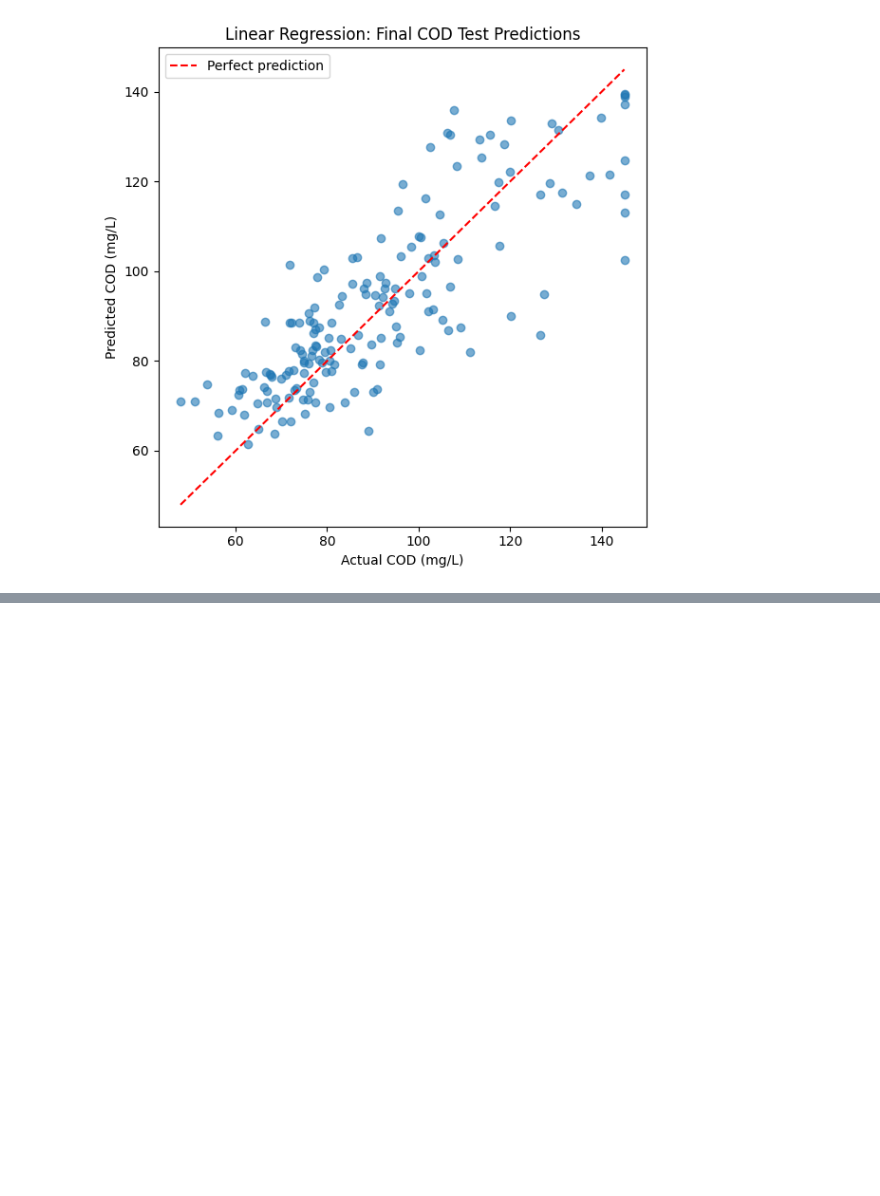
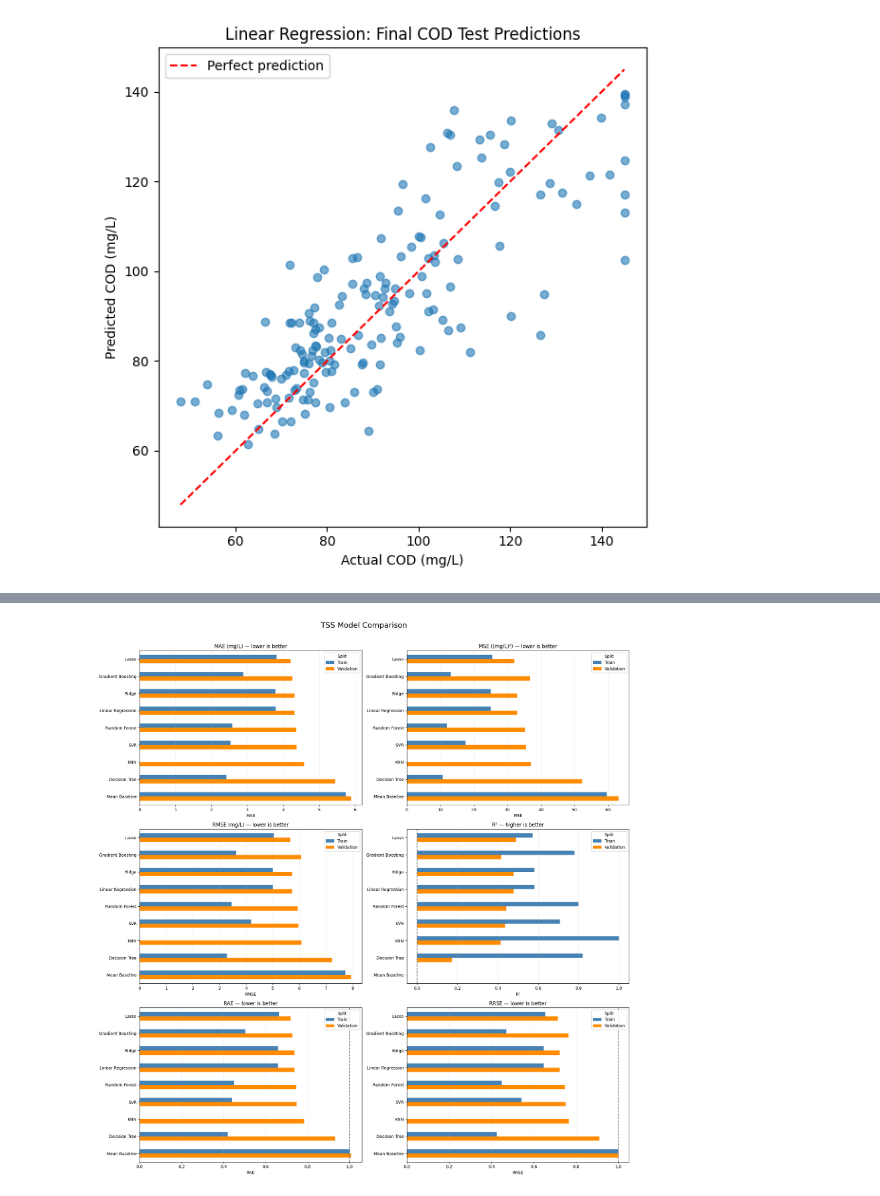
Before and after one commit to DeepikaSneha/wastewater_ML_pipelines, a Jupyter notebook: Main.ipynb, the cells around one changed output, grey strips where cells are left out. Cells and saved outputs as stored; diff of their text form; code cells hidden in the pictures; blank space fills up the shorter version.

```diff
--- a/Main.ipynb
+++ b/Main.ipynb
@@ -2084,0 +2562,20 @@ plt.show()
+# %%
+#Run the comparison for TSS
+
+
+tss_comparison = compare_regression_models(
+    model_definitions=models,
+    preprocessing=preprocessor,
+    X_train=tss_X_train,
+    y_train=tss_y_train,
+    X_validation=tss_X_validation,
+    y_validation=tss_y_validation
+)
+
+tss_fitted_models = tss_comparison["fitted_models"]
+tss_predictions = tss_comparison["predictions"]
+tss_metrics = tss_comparison["metrics"]
+tss_validation_ranking = tss_comparison["validation_ranking"]
+tss_model_order = tss_comparison["model_order"]
+
+print(f"Completed comparison for {len(tss_fitted_models)} models.")
@@ -2084,0 +2661,48 @@ plt.show()
+# %%
+#Plot all six comparison metrics
+
+
+import matplotlib.pyplot as plt
+
+plot_settings = [
+    ("MAE", "MAE (mg/L) — lower is better"),
+    ("MSE", "MSE ((mg/L)²) — lower is better"),
+    ("RMSE", "RMSE (mg/L) — lower is better"),
+    ("R²", "R² — higher is better"),
+    ("RAE", "RAE — lower is better"),
+    ("RRSE", "RRSE — lower is better")
+]
+
+fig, axes = plt.subplots(3, 2, figsize=(18, 19))
+
+for ax, (metric, title) in zip(axes.flat, plot_settings):
+    plot_table = (
+        tss_metrics
+        .pivot(index="Model", columns="Split", values=metric)
+        .reindex(tss_model_order)
+        [["Train", "Validation"]]
+    )
+
+    plot_table.plot(
+        kind="barh",
+        ax=ax,
+        color=["steelblue", "darkorange"]
+    )
+
+    ax.invert_yaxis()
+    ax.set_title(title)
+    ax.set_xlabel(metric)
+    ax.set_ylabel("")
+    ax.grid(axis="x", alpha=0.25)
+    ax.legend(title="Split")
+
+    if metric == "R²":
+        ax.axvline(0, color="gray", linestyle="--")
+    elif metric in ["RAE", "RRSE"]:
+        ax.axvline(1, color="gray", linestyle="--")
+
+fig.suptitle("TSS Model Comparison", fontsize=18)
+plt.tight_layout(rect=[0, 0, 1, 0.97])
+plt.show()
+# %% [output]
+[figure, added]
```
Also changed, not shown: parts of 39 cells of this notebook.
